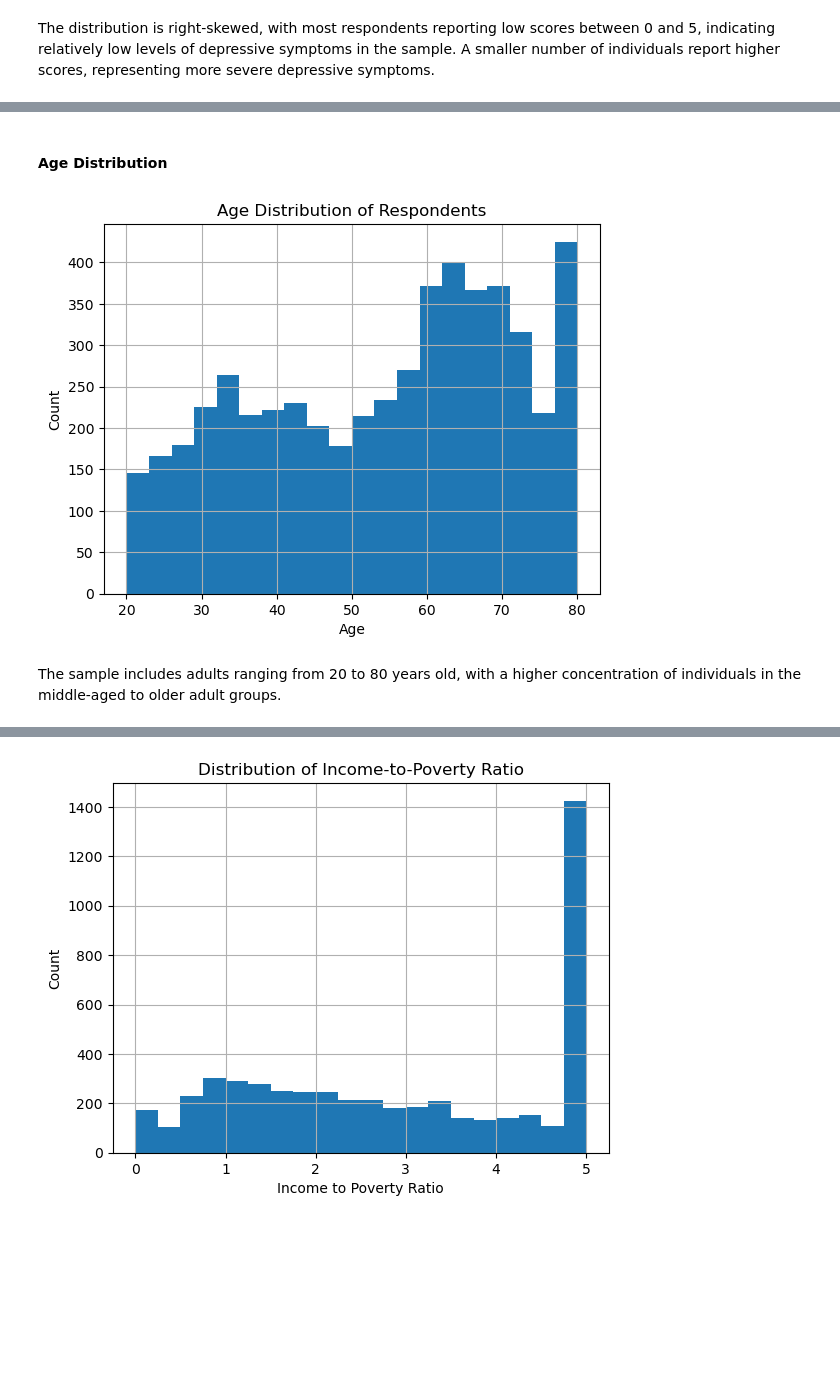
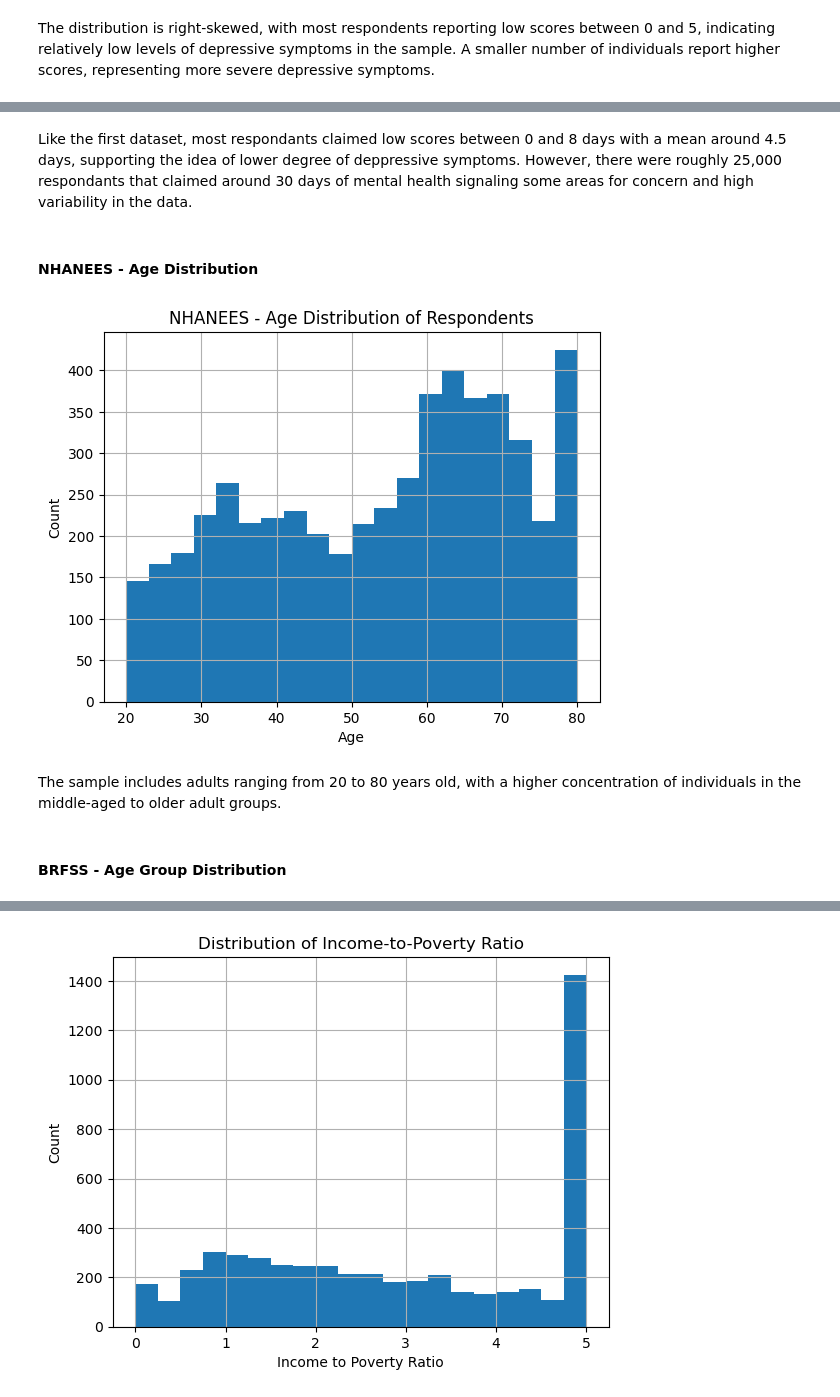
Before and after one commit to COGS108/Group150_WI26, a Jupyter notebook: 02-EDACheckpoint.ipynb, the cells around one changed output, grey strips where cells are left out. Drawn from its saved outputs; the diff is of its cells as text; code cells hidden in the pictures; blank space fills up the shorter version.

```diff
--- a/02-EDACheckpoint.ipynb
+++ b/02-EDACheckpoint.ipynb
@@ -740,13 +646,17 @@ The distribution is right-skewed, with most respondents reporting low scores bet
+# %% [markdown]
+Like the first dataset, most respondants claimed low scores between 0 and 8 days with a mean around 4.5 days, supporting the idea of lower degree of deppressive symptoms. However, there were roughly 25,000 respondants that claimed around 30 days of mental health signaling some areas for concern and high variability in the data.
 # %% [markdown]
-#### Age Distribution
+#### NHANEES - Age Distribution
 # %%
 plt.figure()
 df1["age"].hist(bins=20)
 plt.xlabel("Age")
 plt.ylabel("Count")
-plt.title("Age Distribution of Respondents")
+plt.title("NHANEES - Age Distribution of Respondents")
 plt.show()
 # %% [output]
-[figure, old version]
+[figure, new version]
 # %% [markdown]
 The sample includes adults ranging from 20 to 80 years old, with a higher concentration of individuals in the middle-aged to older adult groups.
+# %% [markdown]
+#### BRFSS - Age Group Distribution
```
Also changed, not shown: parts of 65 cells of this notebook, 17 other files.
